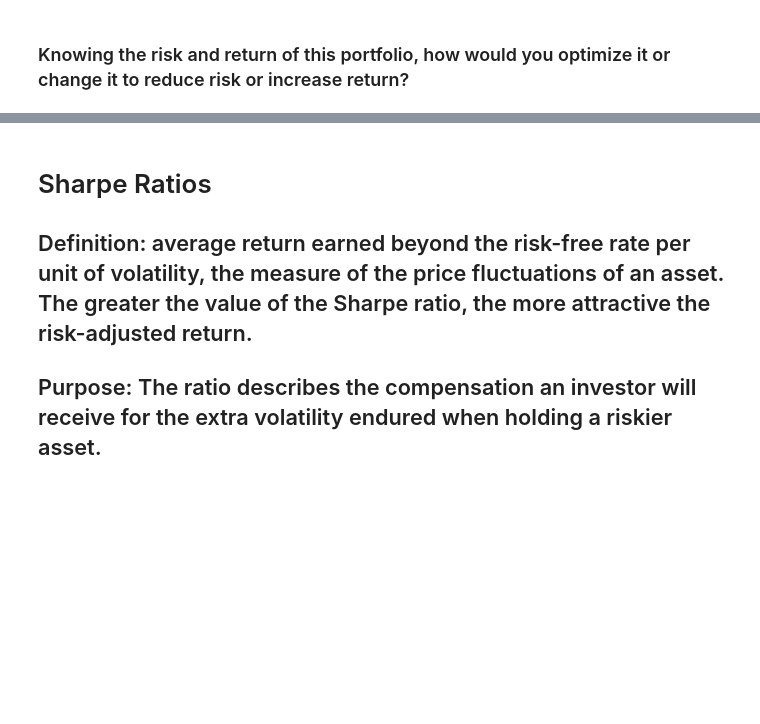
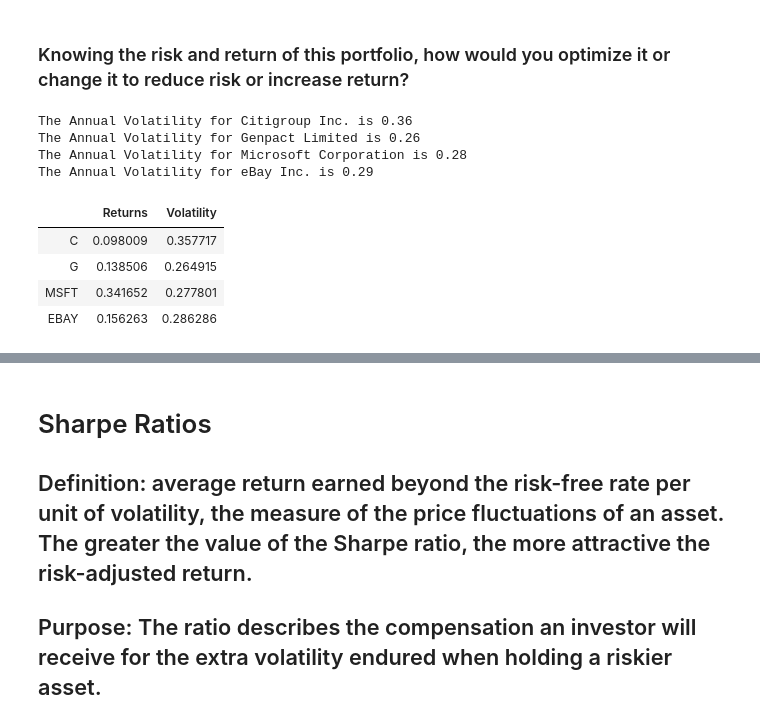
Before and after one commit to GregoryRash6/Custom_Portfolio_Analysis, a Jupyter notebook: analysis.ipynb, the cells around one changed output, grey strips where cells are left out. Saved outputs shown, nothing was run; the diff lists cells and outputs as text; code cells hidden in the pictures; blank space fills up the shorter version.

```diff
--- a/analysis.ipynb
+++ b/analysis.ipynb
@@ -592,2 +565,15 @@ and a risk of 37.0%.
 # %% [markdown]
 ### Knowing the risk and return of this portfolio, how would you optimize it or change it to reduce risk or increase return?
+# %%
+#Calculate Annual Volatility
+ann_volatility = portfolio_close.pct_change().apply(lambda x: np.log(1+x)).std().apply(lambda x: x*np.sqrt(250))
+
+# Show Results
+for x in range(len(ann_volatility)):
+
+    print(f"The Annual Volatility for {get_symbol(stock_list[x])} is {round(ann_volatility[x],2)}")
+# %% [output]
+The Annual Volatility for Citigroup Inc. is 0.36
+The Annual Volatility for Genpact Limited is 0.26
+The Annual Volatility for Microsoft Corporation is 0.28
+The Annual Volatility for eBay Inc. is 0.29
@@ -593,0 +589,15 @@ and a risk of 37.0%.
+# %%
+#Create Table to Display Returns and Volatility
+ret_vol_df = pd.concat([ann_returns, ann_volatility], axis=1)
+
+# Rename Columns
+ret_vol_df.columns = ['Returns', 'Volatility']
+
+# Show DataFrame
+ret_vol_df
+# %% [output]
+|  | Returns | Volatility |
+| C | 0.098009 | 0.357717 |
+| G | 0.138506 | 0.264915 |
+| MSFT | 0.341652 | 0.277801 |
+| EBAY | 0.156263 | 0.286286 |
```
Also changed, not shown: parts of 33 cells of this notebook, 12 other files.
